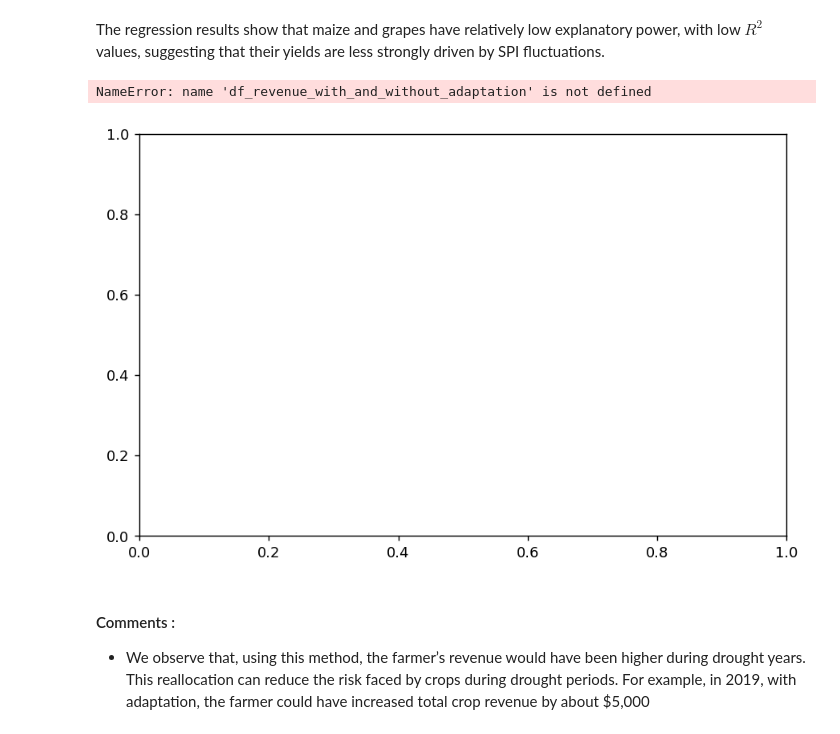
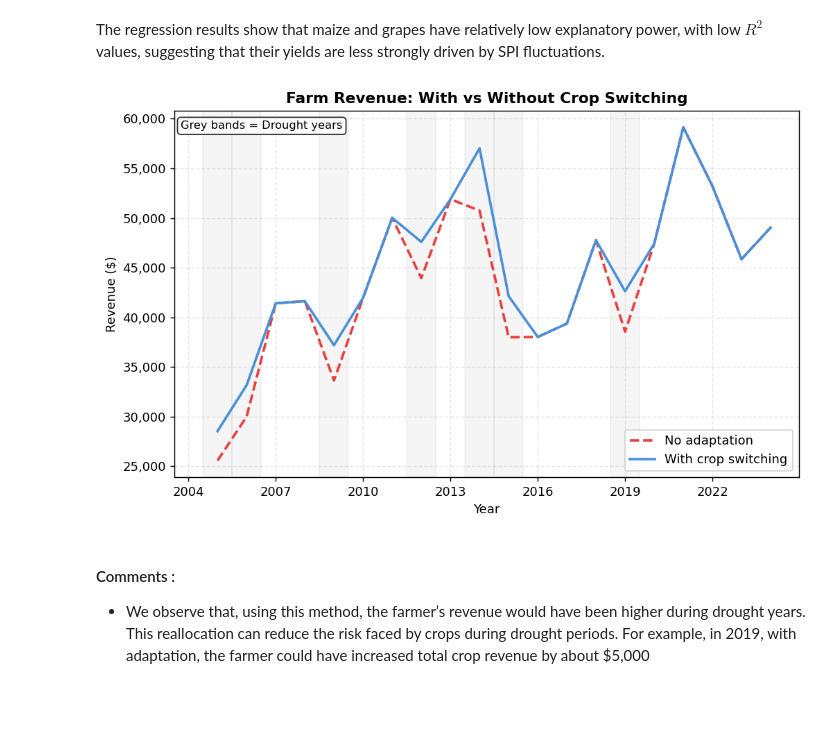
Before and after one commit to lochardi/GreenFinance, a Jupyter notebook: main.ipynb, the cells around one changed output. Cells and saved outputs as stored; diff of their text form; code cells hidden in the pictures; blank space fills up the shorter version.

```diff
--- a/main.ipynb
+++ b/main.ipynb
@@ -1364,8 +1364,76 @@ Regression results: Yield ~ SPI
 # %% [markdown]
 The regression results show that maize and grapes have relatively low explanatory power, with low $R^2$ values, suggesting that their yields are less strongly driven by SPI fluctuations.
 # %%
-import matplotlib.pyplot as plt
-from matplotlib.ticker import FuncFormatter, MaxNLocator
+weights = {"Grapes": 0.2, "Maize (corn)": 0.3, "Sunflower seed": 0.2, "Wheat": 0.3}
+total = 20  # ha
+
+weights_crop_switching = {
+    "Grapes": 0.25,
+    "Maize (corn)": 0.30,
+    "Sunflower seed": 0.20,
+    "Wheat": 0.25
+}
+
+# Yield total after crop switching
+grapes["Yield_tot_bis"] = grapes["Yield"] * total * weights_crop_switching["Grapes"] * 0.001
+wheat["Yield_tot_bis"] = wheat["Yield"] * total * weights_crop_switching["Wheat"] * 0.001
+maize["Yield_tot_bis"] = maize["Yield"] * total * weights_crop_switching["Maize (corn)"] * 0.001
+sunflower["Yield_tot_bis"] = sunflower["Yield"] * total * weights_crop_switching["Sunflower seed"] * 0.001
+
+# Revenue after crop switching
+grapes["Revenue_bis"] = grapes["Yield_tot_bis"] * grapes["Price"]
+wheat["Revenue_bis"] = wheat["Yield_tot_bis"] * wheat["Price"]
+maize["Revenue_bis"] = maize["Yield_tot_bis"] * maize["Price"]
+sunflower["Revenue_bis"] = sunflower["Yield_tot_bis"] * sunflower["Price"]
+
+# Aggregate adapted revenue
+flows_bis = pd.concat([
+    grapes[["date", "Revenue_bis"]],
+    wheat[["date", "Revenue_bis"]],
+    maize[["date", "Revenue_bis"]],
+    sunflower[["date", "Revenue_bis"]]
+], ignore_index=True)
+
+flows_bis = flows_bis.groupby("date", as_index=False)["Revenue_bis"].sum()
+
+# Dry-year threshold based on SPI
+dry_threshold = -0.5
+
+SPI_index_dummy = SPI_index.copy()
+SPI_index_dummy["Crop_switching"] = SPI_index_dummy["SPI"] < dry_threshold
+SPI_index_dummy = SPI_index_dummy[["date", "Crop_switching"]]
+
+SPI_index_dummy["year"] = SPI_index_dummy["date"].dt.year
+SPI_index_dummy = SPI_index_dummy.groupby("year")["Crop_switching"].max().reset_index()
+SPI_index_dummy = SPI_index_dummy.rename(columns={"year": "date"})
+
+# Merge on date to avoid alignment errors
+df_revenue_with_and_without_adaptation = (
+    flows[["date", "Revenue"]]
+    .merge(flows_bis, on="date", how="left")
+    .merge(SPI_index_dummy, on="date", how="left")
+)
+
+# Important fix
+df_revenue_with_and_without_adaptation["Crop_switching"] = (
+    df_revenue_with_and_without_adaptation["Crop_switching"]
+    .fillna(False)
+    .astype(bool)
+)
+
+df_revenue_with_and_without_adaptation["Revenue_no_adapt"] = (
+    df_revenue_with_and_without_adaptation["Revenue"]
+)
+
+df_revenue_with_and_without_adaptation["Revenue_with_crop_switching"] = np.where(
+    df_revenue_with_and_without_adaptation["Crop_switching"],
+    df_revenue_with_and_without_adaptation["Revenue_bis"],
+    df_revenue_with_and_without_adaptation["Revenue"]
+)
+
+df_revenue_with_and_without_adaptation = df_revenue_with_and_without_adaptation[
+    ["date", "Revenue_no_adapt", "Revenue_with_crop_switching", "Crop_switching"]
+]
 
 fig, ax = plt.subplots(figsize=(8, 5), dpi=130)
 
@@ -1391,35 +1459,34 @@ ax.plot(
 # Zones où adaptation activée
 for yr in df_revenue_with_and_without_adaptation.loc[
     df_revenue_with_and_without_adaptation["Crop_switching"], "date"
 ]:
     ax.axvspan(yr - 0.5, yr + 0.5, color="gray", alpha=0.08)
 
 ax.set_title("Farm Revenue: With vs Without Crop Switching", fontweight="bold")
 ax.set_xlabel("Year")
 ax.set_ylabel("Revenue ($)")
 ax.legend()
 ax.grid(alpha=0.3, linestyle="--")
 
 # Format axe Y
 ax.yaxis.set_major_formatter(FuncFormatter(lambda v, _: f"{v:,.0f}"))
 
 # Format axe X : années entières
 ax.xaxis.set_major_locator(MaxNLocator(integer=True))
 ax.xaxis.set_major_formatter(FuncFormatter(lambda x, _: f"{int(x)}"))
 
 ax.text(
     0.01, 0.95,
     'Grey bands = Drought years',
     transform=ax.transAxes,
     fontsize=9,
     bbox=dict(boxstyle="round,pad=0.3", facecolor="white", alpha=0.8)
 )
 
 plt.tight_layout()
 plt.show()
 # %% [output]
-NameError: name 'df_revenue_with_and_without_adaptation' is not defined
-[figure, old version]
+[figure, new version]
 # %% [markdown]
 #### Comments :
 
```
